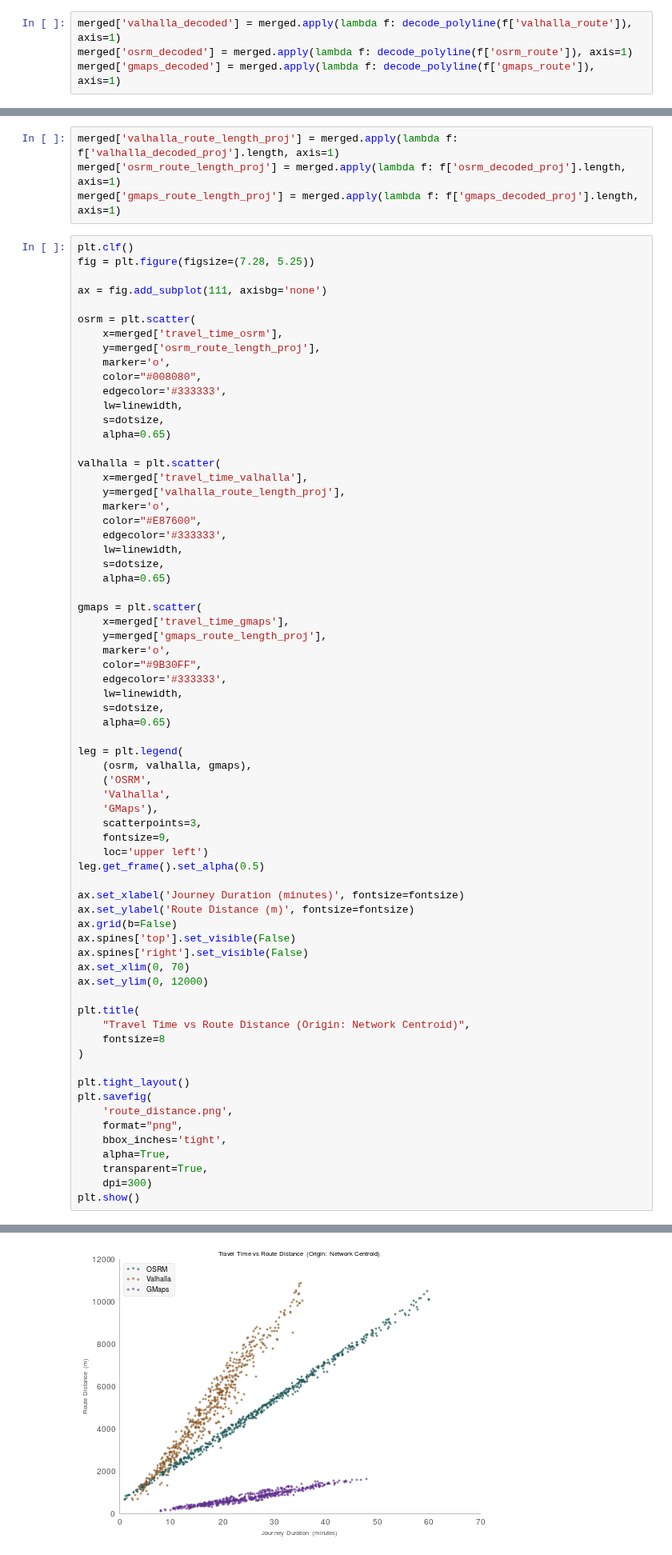
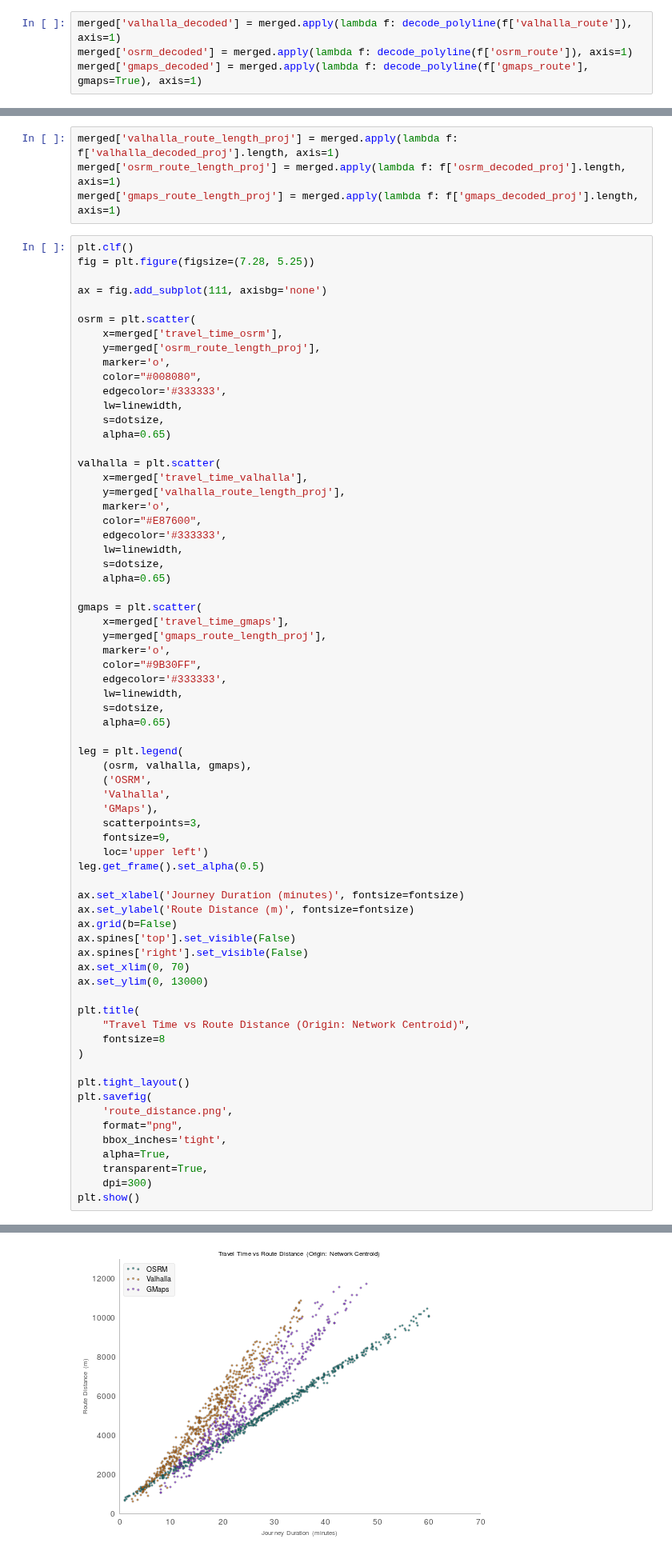
Before and after one commit to urschrei/router_comparison, a Jupyter notebook: OSRM_vs_Valhalla.ipynb, the cells around one changed output, grey strips where cells are left out. Shown at 80% size. Cells and saved outputs as stored; diff of their text form.

Commit message:
Account for lower GMaps Directions API polyline precision
This fixes the problem in the previous commit

```diff
--- a/OSRM_vs_Valhalla.ipynb
+++ b/OSRM_vs_Valhalla.ipynb
@@ -345,4 +343,4 @@ merged = pd.merge(
 # %%
 merged['valhalla_decoded'] = merged.apply(lambda f: decode_polyline(f['valhalla_route']), axis=1)
 merged['osrm_decoded'] = merged.apply(lambda f: decode_polyline(f['osrm_route']), axis=1)
-merged['gmaps_decoded'] = merged.apply(lambda f: decode_polyline(f['gmaps_route']), axis=1)
+merged['gmaps_decoded'] = merged.apply(lambda f: decode_polyline(f['gmaps_route'], gmaps=True), axis=1)
@@ -525,7 +584,7 @@ ax.grid(b=False)
 ax.spines['top'].set_visible(False)
 ax.spines['right'].set_visible(False)
 ax.set_xlim(0, 70)
-ax.set_ylim(0, 12000)
+ax.set_ylim(0, 13000)
 
 plt.title(
     "Travel Time vs Route Distance (Origin: Network Centroid)",
@@ -547,4 +610,4 @@ plt.show()
-[figure, old version]
+[figure, new version]
 # %% [markdown]
 The OSRM journeys look almost perfectly correlated, whereas the Valhalla journeys don't.
 
```
Also changed, not shown: parts of 8 cells of this notebook, 4 other files.
